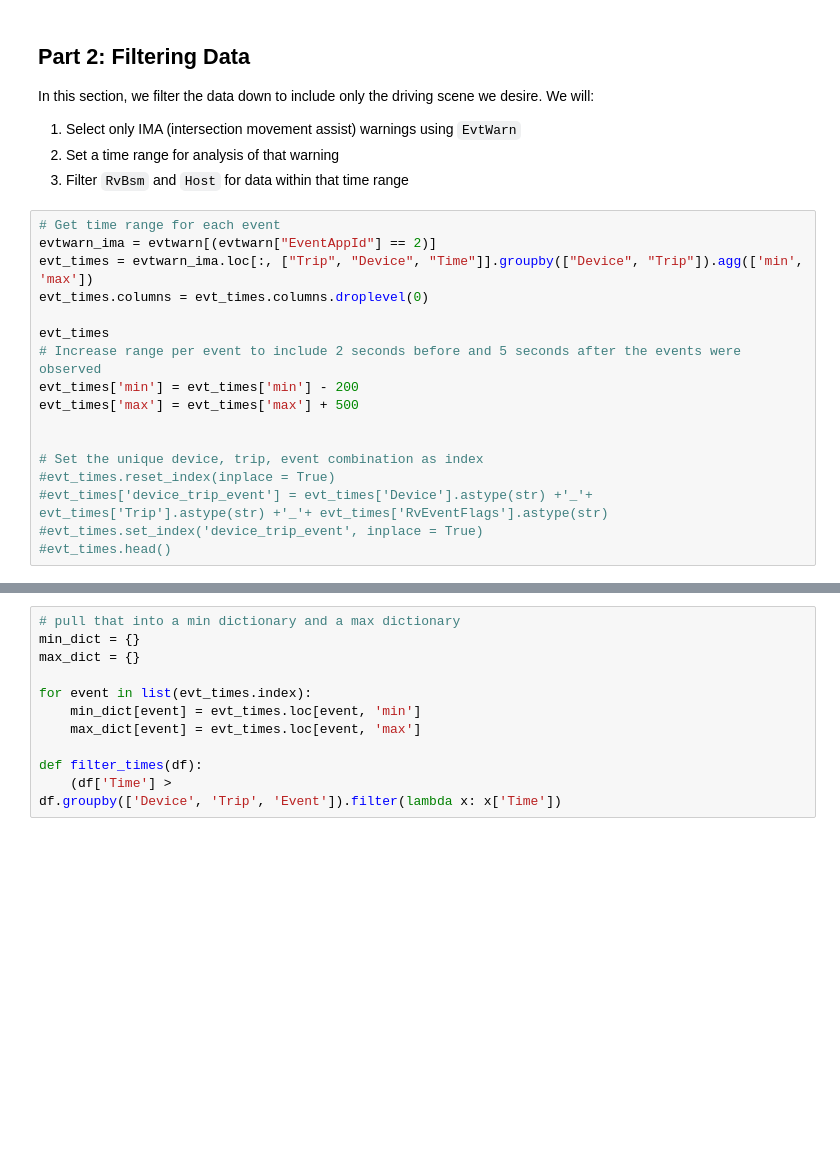
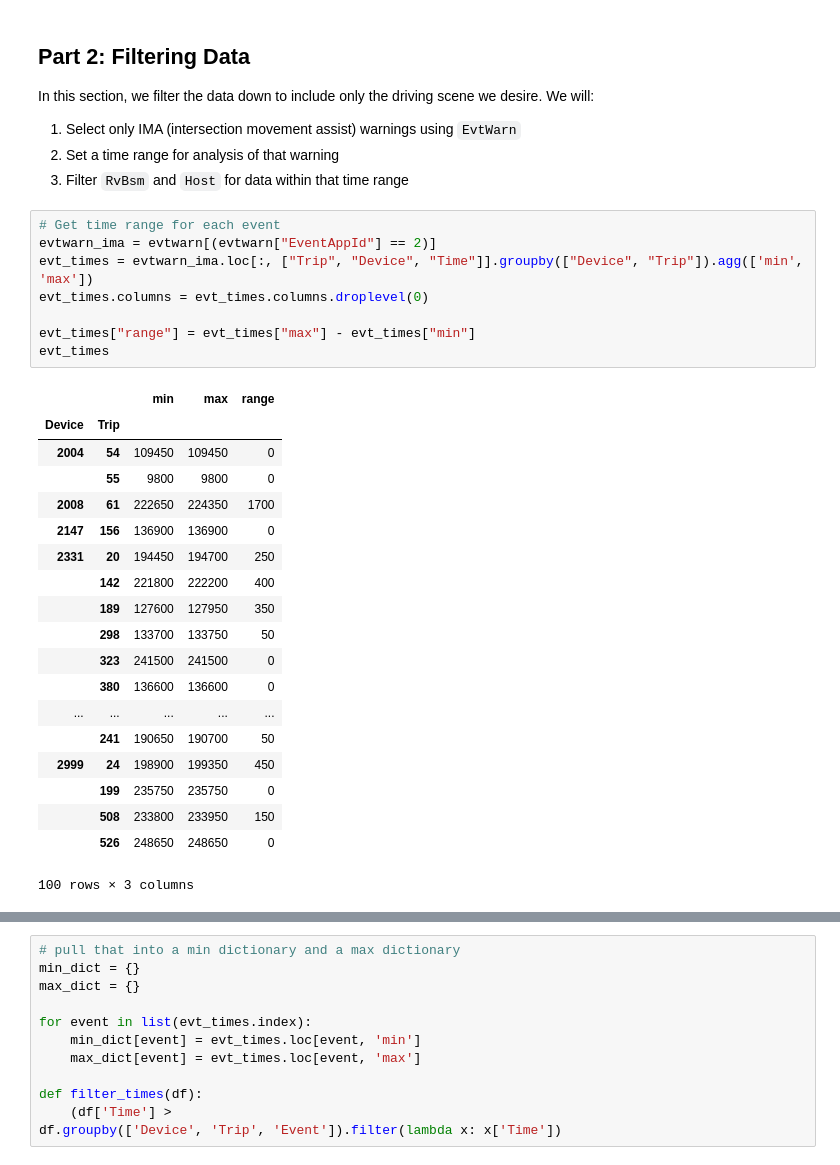
Before and after one commit to caseyc49s/HT3---Public, a Jupyter notebook: Preprocessing/Preprocessing.ipynb, the cells around one changed output, grey strips where cells are left out. Saved outputs shown, nothing was run; the diff lists cells and outputs as text; blank space fills up the shorter version.

```diff
--- a/Preprocessing/Preprocessing.ipynb
+++ b/Preprocessing/Preprocessing.ipynb
@@ -285,17 +285,28 @@ In this section, we filter the data down to include only the driving scene we de
 # %%
 # Get time range for each event
 evtwarn_ima = evtwarn[(evtwarn["EventAppId"] == 2)]
 evt_times = evtwarn_ima.loc[:, ["Trip", "Device", "Time"]].groupby(["Device", "Trip"]).agg(['min', 'max'])
 evt_times.columns = evt_times.columns.droplevel(0)
 
+evt_times["range"] = evt_times["max"] - evt_times["min"]
 evt_times
-# Increase range per event to include 2 seconds before and 5 seconds after the events were observed
-evt_times['min'] = evt_times['min'] - 200
-evt_times['max'] = evt_times['max'] + 500
-
-
-# Set the unique device, trip, event combination as index
-#evt_times.reset_index(inplace = True)
-#evt_times['device_trip_event'] = evt_times['Device'].astype(str) +'_'+ evt_times['Trip'].astype(str) +'_'+ evt_times['RvEventFlags'].astype(str)
-#evt_times.set_index('device_trip_event', inplace = True)
-#evt_times.head()
+# %% [output]
+|  |  | min | max | range |
+| Device | Trip |  |  |  |
+| 2004 | 54 | 109450 | 109450 | 0 |
+|  | 55 | 9800 | 9800 | 0 |
+| 2008 | 61 | 222650 | 224350 | 1700 |
+| 2147 | 156 | 136900 | 136900 | 0 |
+| 2331 | 20 | 194450 | 194700 | 250 |
+|  | 142 | 221800 | 222200 | 400 |
+|  | 189 | 127600 | 127950 | 350 |
+|  | 298 | 133700 | 133750 | 50 |
+|  | 323 | 241500 | 241500 | 0 |
+|  | 380 | 136600 | 136600 | 0 |
+| ... | ... | ... | ... | ... |
+|  | 241 | 190650 | 190700 | 50 |
+| 2999 | 24 | 198900 | 199350 | 450 |
+|  | 199 | 235750 | 235750 | 0 |
+|  | 508 | 233800 | 233950 | 150 |
+|  | 526 | 248650 | 248650 | 0 |
+100 rows × 3 columns
```
Also changed, not shown: parts of 2 cells of this notebook, 4 other files.
